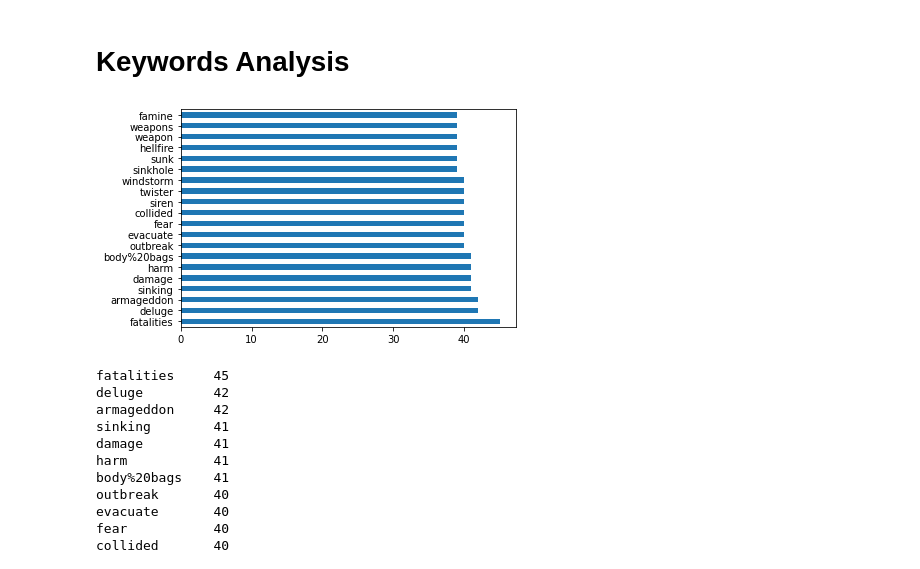
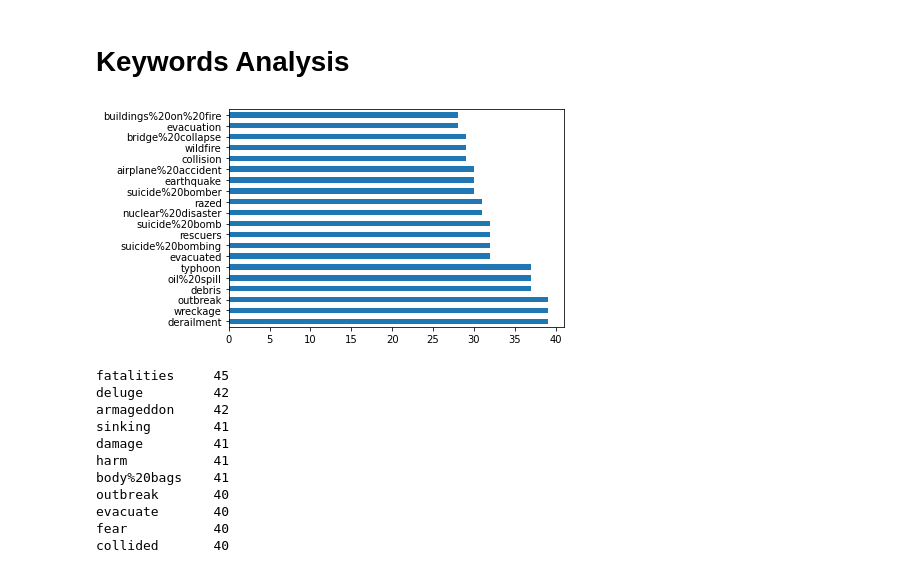
Before and after one commit to AxelCatelan/NLP_Natural_Disasters, a Jupyter notebook: notebooks/Data Analysis_clean_Camille.ipynb, the cells around one changed output. Drawn from its saved outputs; the diff is of its cells as text; code cells hidden in the pictures.

```diff
--- a/notebooks/Data Analysis_clean_Camille.ipynb
+++ b/notebooks/Data Analysis_clean_Camille.ipynb
@@ -78,9 +78,9 @@ sns.barplot(x=[0,1], y=df['Rep']);
 # %% [markdown]
 # Keywords Analysis
 # %%
-train_df['keyword'].value_counts()[:20].plot(kind='barh');
+train_df[train_df['target']==1]['keyword'].value_counts()[:20].plot(kind='barh');
 # %% [output]
-[figure, old version]
+[figure, new version]
 # %%
 t = train_df['keyword'].value_counts()[:20]
 # %%
```
Also changed, not shown: 18 other files.
